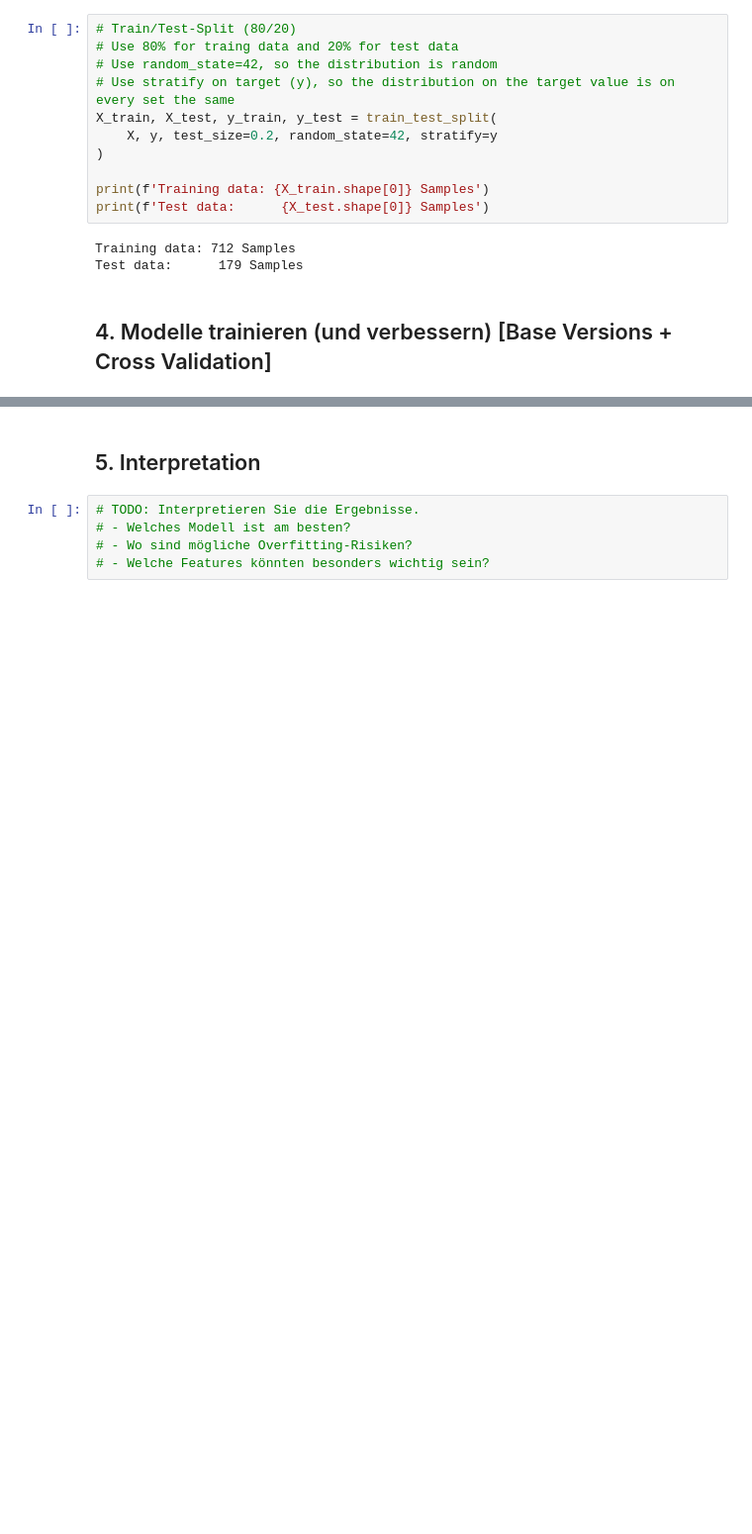
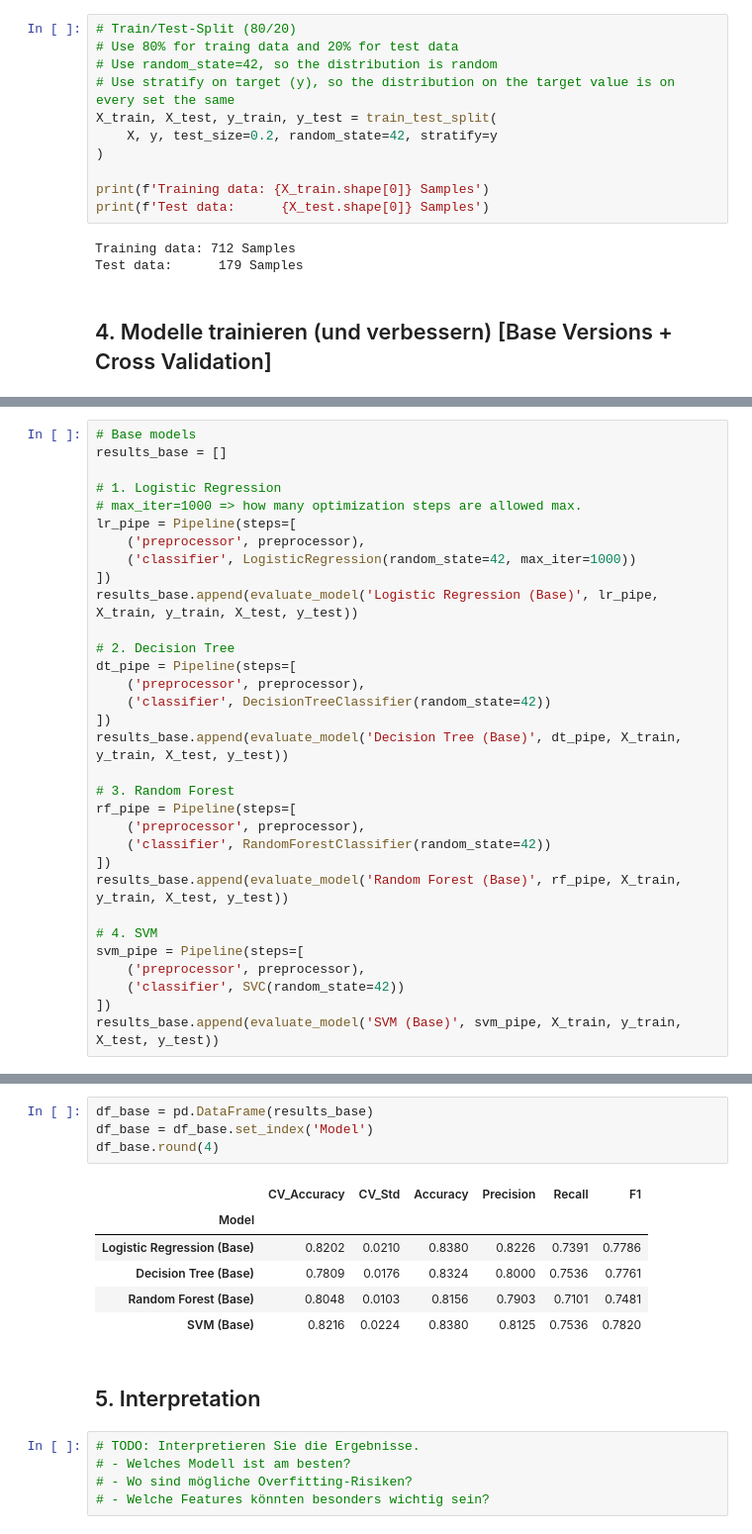
Before and after one commit to ML-Project-BSD-2026/booking-outcome-prediction, a Jupyter notebook: starter_notebook_customer_outcome.ipynb, the cells around one changed output, grey strips where cells are left out. Shown at 99% size. Saved outputs shown, nothing was run; the diff lists cells and outputs as text; blank space fills up the shorter version.

Commit message:
Luca: trained different base models

```diff
--- a/starter_notebook_customer_outcome.ipynb
+++ b/starter_notebook_customer_outcome.ipynb
@@ -357,3 +357,35 @@ def evaluate_model(name, model, X_tr, y_tr, X_te, y_te, cv=5):
         'Recall': rec,
         'F1': f1
     }
+# %%
+# Base models
+results_base = []
+
+# 1. Logistic Regression
+# max_iter=1000 => how many optimization steps are allowed max.
+lr_pipe = Pipeline(steps=[
+    ('preprocessor', preprocessor),
+    ('classifier', LogisticRegression(random_state=42, max_iter=1000))
+])
+results_base.append(evaluate_model('Logistic Regression (Base)', lr_pipe, X_train, y_train, X_test, y_test))
+
+# 2. Decision Tree
+dt_pipe = Pipeline(steps=[
+    ('preprocessor', preprocessor),
+    ('classifier', DecisionTreeClassifier(random_state=42))
+])
+results_base.append(evaluate_model('Decision Tree (Base)', dt_pipe, X_train, y_train, X_test, y_test))
+
+# 3. Random Forest
+rf_pipe = Pipeline(steps=[
+    ('preprocessor', preprocessor),
+    ('classifier', RandomForestClassifier(random_state=42))
+])
+results_base.append(evaluate_model('Random Forest (Base)', rf_pipe, X_train, y_train, X_test, y_test))
+
+# 4. SVM
+svm_pipe = Pipeline(steps=[
+    ('preprocessor', preprocessor),
+    ('classifier', SVC(random_state=42))
+])
+results_base.append(evaluate_model('SVM (Base)', svm_pipe, X_train, y_train, X_test, y_test))
@@ -360,3 +410,14 @@ def evaluate_model(name, model, X_tr, y_tr, X_te, y_te, cv=5):
+# %%
+df_base = pd.DataFrame(results_base)
+df_base = df_base.set_index('Model')
+df_base.round(4)
+# %% [output]
+|  | CV_Accuracy | CV_Std | Accuracy | Precision | Recall | F1 |
+| Model |  |  |  |  |  |  |
+| Logistic Regression (Base) | 0.8202 | 0.0210 | 0.8380 | 0.8226 | 0.7391 | 0.7786 |
+| Decision Tree (Base) | 0.7809 | 0.0176 | 0.8324 | 0.8000 | 0.7536 | 0.7761 |
+| Random Forest (Base) | 0.8048 | 0.0103 | 0.8156 | 0.7903 | 0.7101 | 0.7481 |
+| SVM (Base) | 0.8216 | 0.0224 | 0.8380 | 0.8125 | 0.7536 | 0.7820 |
 # %% [markdown]
 ## 5. Interpretation
 # %%
```
Also changed, not shown: parts of 2 cells of this notebook.
